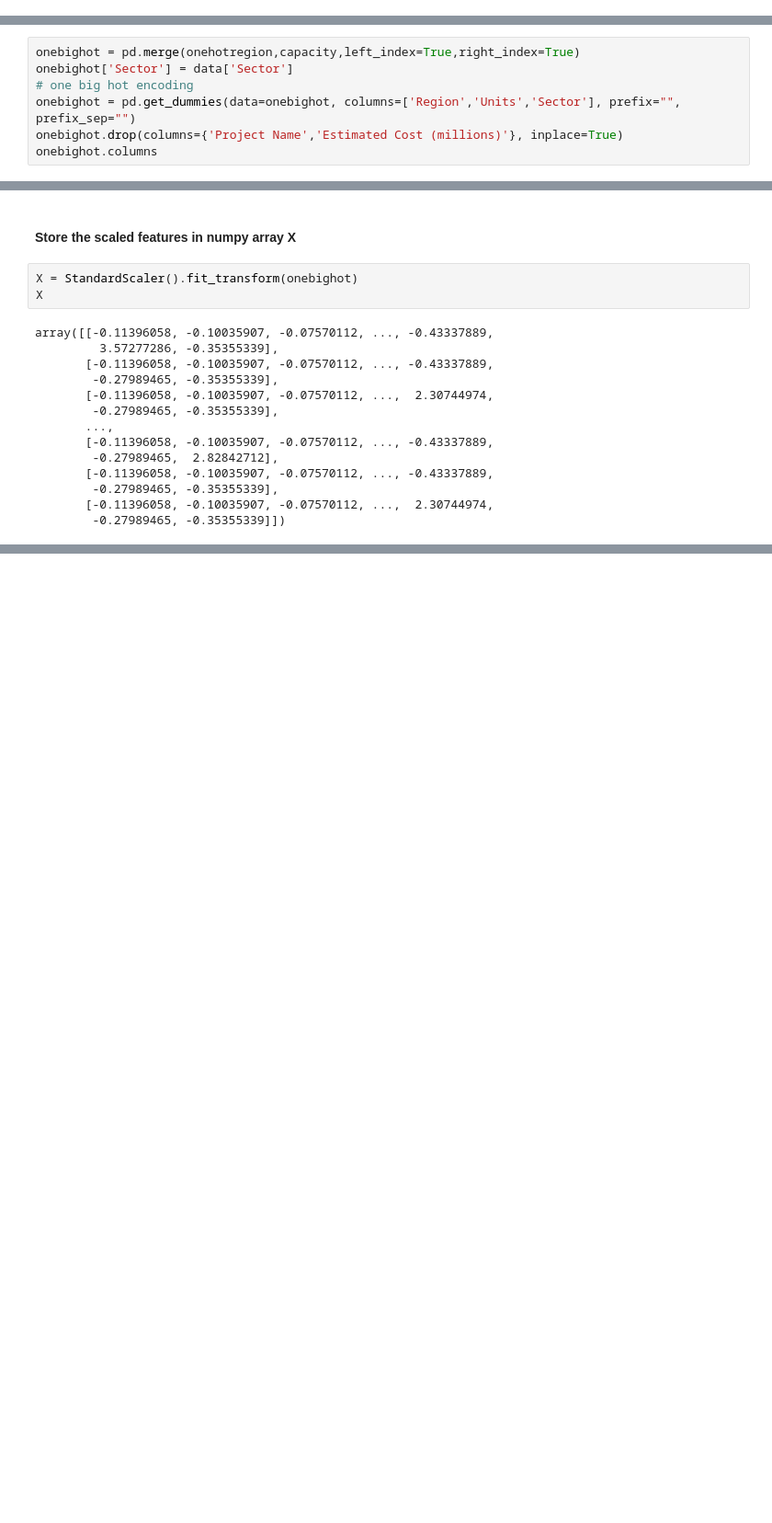
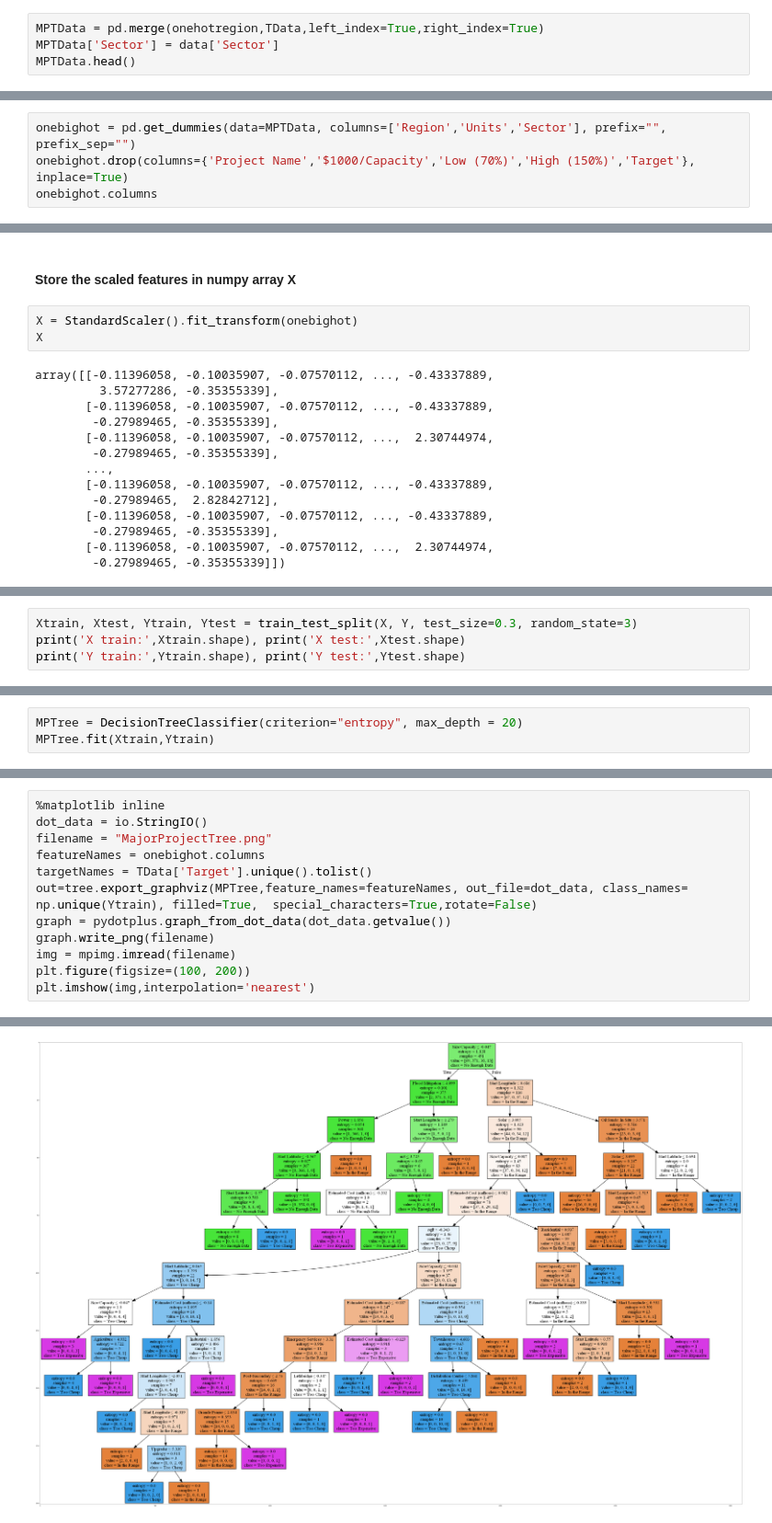
Before and after one commit to javier-jaime/Major-Projects-20-Questions, a Jupyter notebook: Major-Projects-20-Questions.ipynb, the cells around one changed output, grey strips where cells are left out. Shown at 92% size. Saved outputs shown, nothing was run; the diff lists cells and outputs as text; blank space fills up the shorter version.

```diff
--- a/Major-Projects-20-Questions.ipynb
+++ b/Major-Projects-20-Questions.ipynb
@@ -537,0 +554,4 @@ Y = onehotregion['Estimated Cost (millions)']
+# %%
+MPTData = pd.merge(onehotregion,TData,left_index=True,right_index=True)
+MPTData['Sector'] = data['Sector']
+MPTData.head()
@@ -540,9 +569,6 @@ Y = onehotregion['Estimated Cost (millions)']
 # %%
-onebighot = pd.merge(onehotregion,capacity,left_index=True,right_index=True)
-onebighot['Sector'] = data['Sector']
-# one big hot encoding
-onebighot = pd.get_dummies(data=onebighot, columns=['Region','Units','Sector'], prefix="", prefix_sep="")
-onebighot.drop(columns={'Project Name','Estimated Cost (millions)'}, inplace=True)
+onebighot = pd.get_dummies(data=MPTData, columns=['Region','Units','Sector'], prefix="", prefix_sep="")
+onebighot.drop(columns={'Project Name','$1000/Capacity','Low (70%)','High (150%)','Target'}, inplace=True)
 onebighot.columns
 # %% [output]
 Index(['Administration', 'Agriculture', 'Airport', 'Apartment: High-Rise',
@@ -585,0 +614,4 @@ array([[-0.11396058, -0.10035907, -0.07570112, ..., -0.43337889,
+# %%
+Xtrain, Xtest, Ytrain, Ytest = train_test_split(X, Y, test_size=0.3, random_state=3)
+print('X train:',Xtrain.shape), print('X test:',Xtest.shape)
+print('Y train:',Ytrain.shape), print('Y test:',Ytest.shape)
@@ -585,0 +626,3 @@ array([[-0.11396058, -0.10035907, -0.07570112, ..., -0.43337889,
+# %%
+MPTree = DecisionTreeClassifier(criterion="entropy", max_depth = 20)
+MPTree.fit(Xtrain,Ytrain)
@@ -585,0 +644,13 @@ array([[-0.11396058, -0.10035907, -0.07570112, ..., -0.43337889,
+# %%
+%matplotlib inline
+dot_data = io.StringIO()
+filename = "MajorProjectTree.png"
+featureNames = onebighot.columns
+targetNames = TData['Target'].unique().tolist()
+out=tree.export_graphviz(MPTree,feature_names=featureNames, out_file=dot_data, class_names= np.unique(Ytrain), filled=True,  special_characters=True,rotate=False)
+graph = pydotplus.graph_from_dot_data(dot_data.getvalue())
+graph.write_png(filename)
+img = mpimg.imread(filename)
+plt.figure(figsize=(100, 200))
+plt.imshow(img,interpolation='nearest')
+# %% [output]
@@ -585,0 +658 @@ array([[-0.11396058, -0.10035907, -0.07570112, ..., -0.43337889,
+[figure, added]
```
Also changed, not shown: parts of 39 cells of this notebook, 2 other files.
